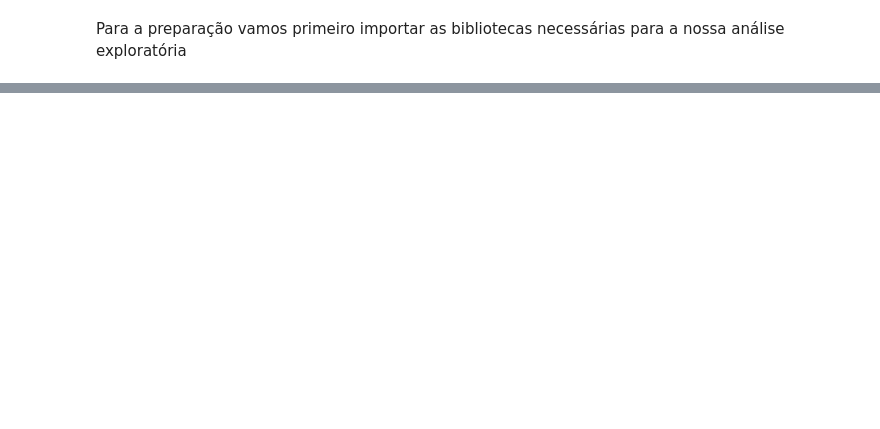
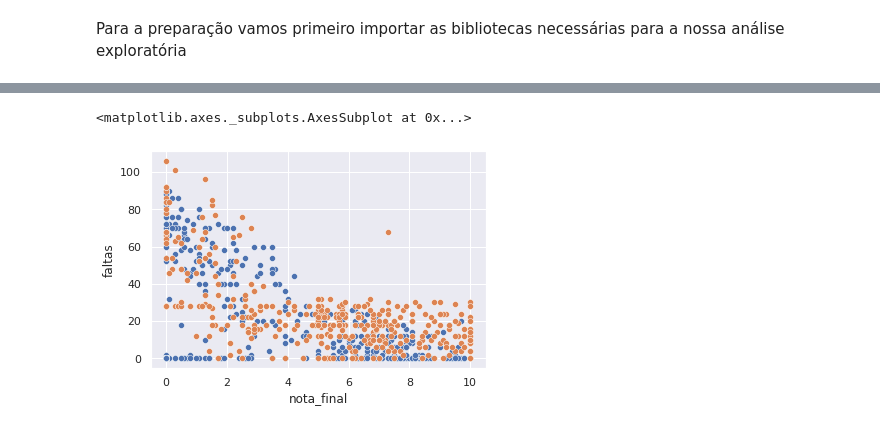
Before and after one commit to eBetcel/an-lise-ITP, a Jupyter notebook: analise_itp.ipynb, the cells around one changed output, grey strips where cells are left out. Cells and saved outputs as stored; diff of their text form; code cells hidden in the pictures; blank space fills up the shorter version.

```diff
--- a/analise_itp.ipynb
+++ b/analise_itp.ipynb
@@ -7,4 +7,5 @@ import pandas as pd
 import numpy as np
 import matplotlib as plt
 import seaborn as sns
+sns.set()
 from math import isnan
@@ -17,3 +11,0 @@ Saving dados_itp.csv to dados_itp.csv
-# %%
-import io
-dadositp = pd.read_csv(io.BytesIO(uploaded['dados_itp.csv']), decimal=',')
@@ -19,0 +167,3 @@ dadositp = pd.read_csv(io.BytesIO(uploaded['dados_itp.csv']), decimal=',')
+# %%
+dados_pandemia = dadositp.query("tipo_de_ensino == 'REMOTO'")
+dados_pre_pandemia = dadositp.query("tipo_de_ensino == 'PRESENCIAL'")
@@ -19,0 +177,11 @@ dadositp = pd.read_csv(io.BytesIO(uploaded['dados_itp.csv']), decimal=',')
+# %%
+# # import necessary libraries
+# import pandas as pd
+# import seaborn as sns
+# import matplotlib.pyplot as plt
+
+sns.scatterplot(data=dados_pandemia, x='nota_final', y='faltas')
+sns.scatterplot(data=dados_pre_pandemia, x='nota_final', y='faltas')
+# %% [output]
+<matplotlib.axes._subplots.AxesSubplot at 0x...>
+[figure, added]
```
Also changed, not shown: parts of 39 cells of this notebook.
